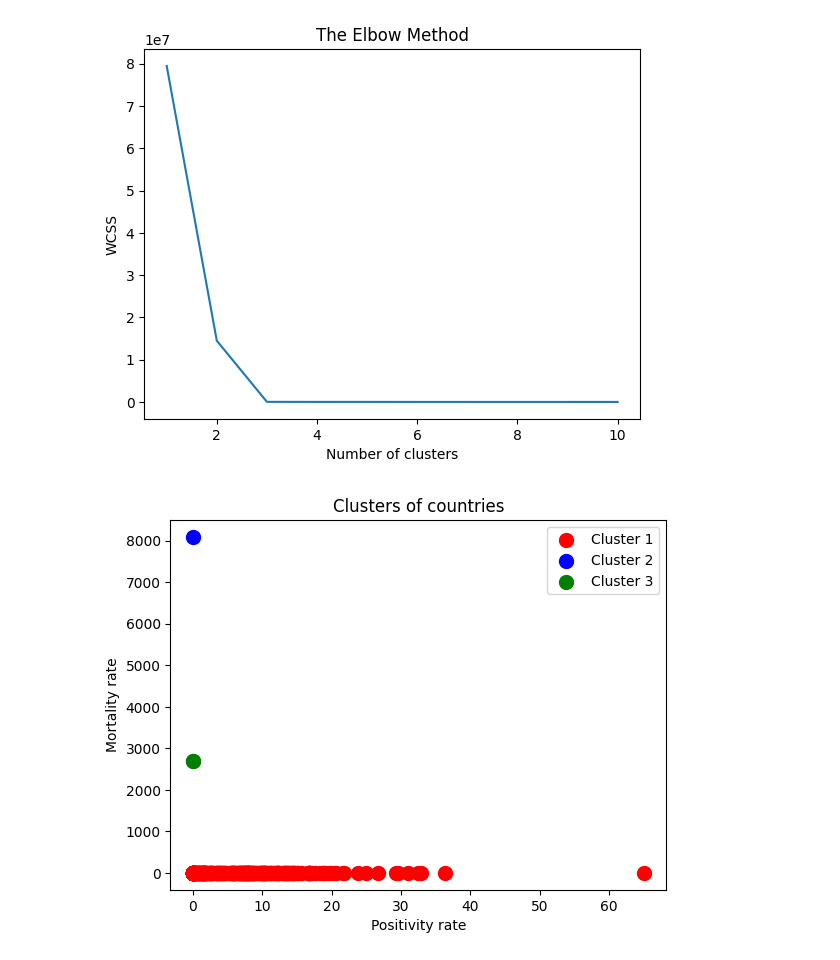
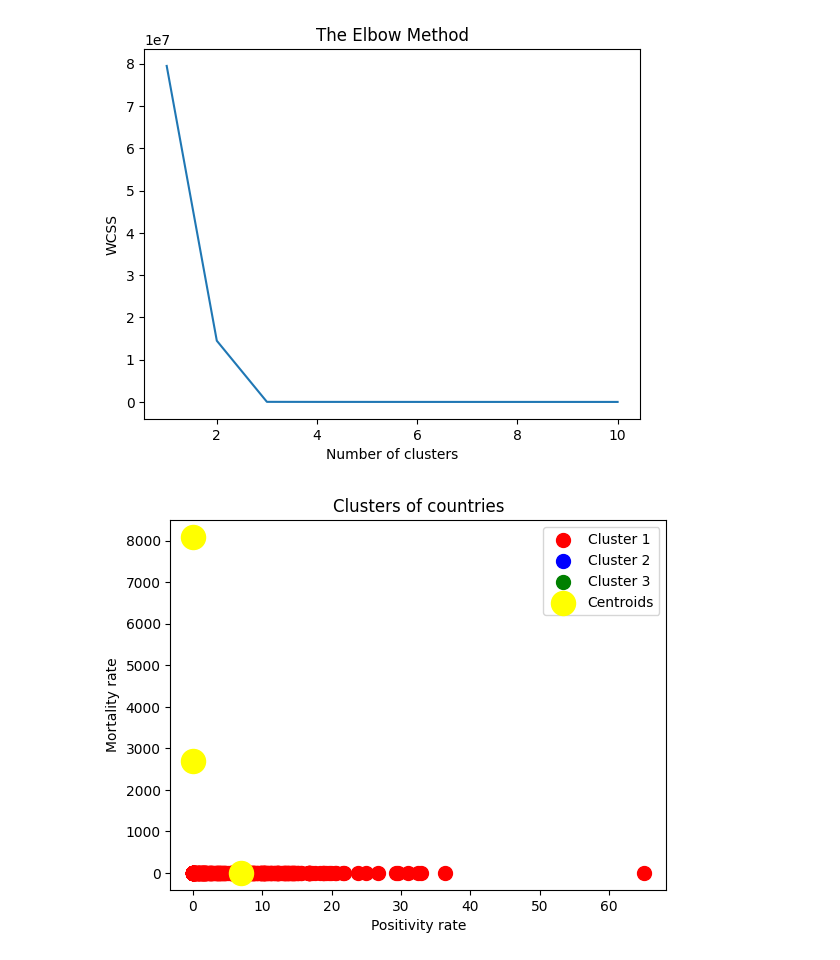
Before and after one commit to MichaelChios/Data-Mining-Project, a Jupyter notebook: ask2.ipynb, the cells around one changed output. Saved outputs shown, nothing was run; the diff lists cells and outputs as text; code cells hidden in the pictures.

```diff
--- a/ask2.ipynb
+++ b/ask2.ipynb
@@ -101,17 +101,17 @@ See the caveats in the documentation: https://pandas.pydata.org/pandas-docs/stab
 # %%
 def clustering(var):
     kmeans = KMeans(n_clusters = 3, init = 'k-means++', random_state = 42)
     y_kmeans = kmeans.fit_predict(var)
     plt.scatter(var[y_kmeans == 0, 0], var[y_kmeans == 0, 1], s = 100, c = 'red', label = 'Cluster 1')
     plt.scatter(var[y_kmeans == 1, 0], var[y_kmeans == 1, 1], s = 100, c = 'blue', label = 'Cluster 2')
     plt.scatter(var[y_kmeans == 2, 0], var[y_kmeans == 2, 1], s = 100, c = 'green', label = 'Cluster 3')
-    # plt.scatter(kmeans.cluster_centers_[:, 0], kmeans.cluster_centers_[:, 1], s = 300, c = 'yellow', label = 'Centroids')
+    plt.scatter(kmeans.cluster_centers_[:, 0], kmeans.cluster_centers_[:, 1], s = 300, c = 'yellow', label = 'Centroids')
     plt.title('Clusters of countries')
     plt.xlabel('Positivity rate')
     plt.ylabel('Mortality rate')
     plt.legend()
     plt.show()
 
 clustering(indVar)
 # %% [output]
-[figure, old version]
+[figure, new version]
```
